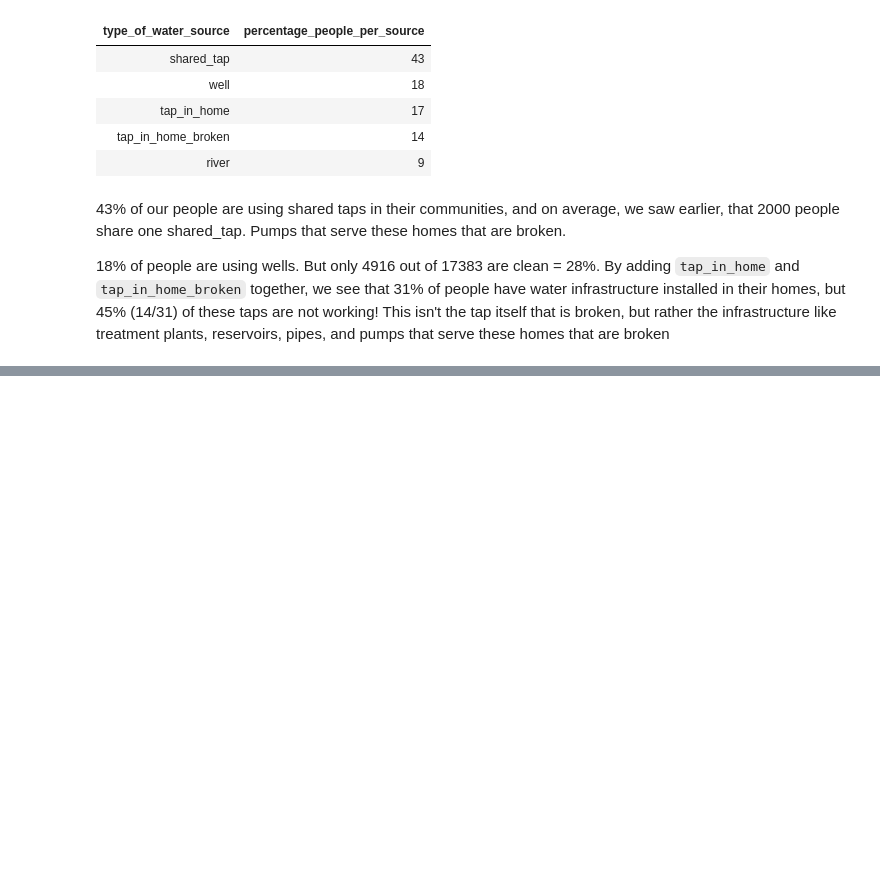
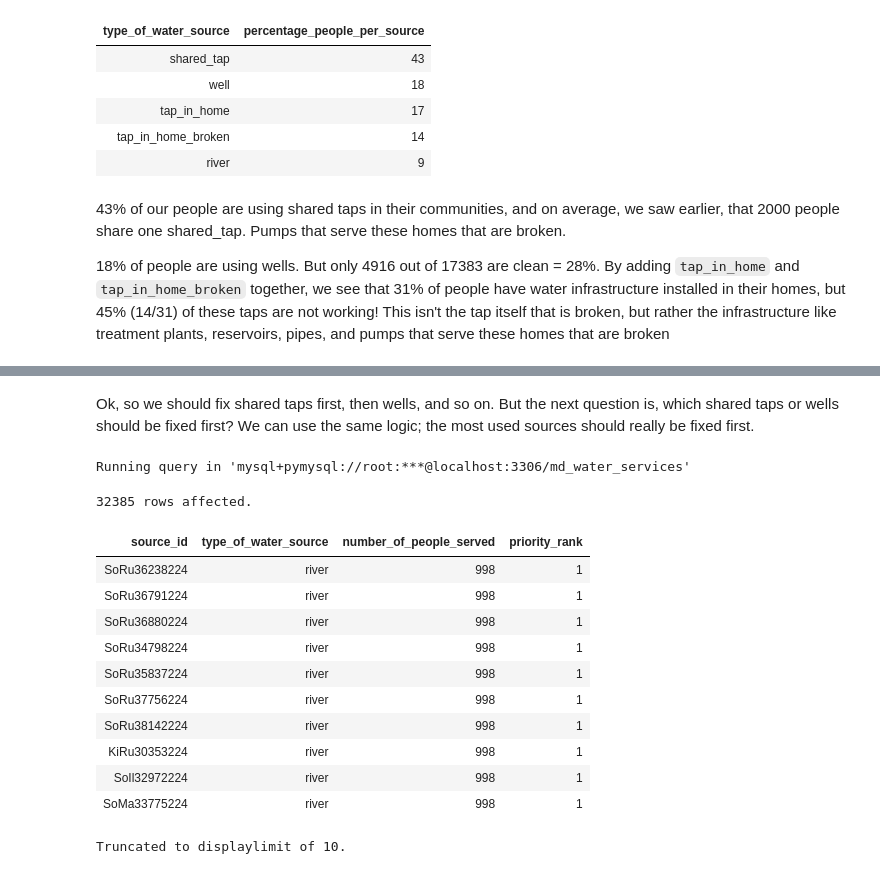
Before and after one commit to kelvinziroh/maji_ndogo, a Jupyter notebook: part_2/maji_ndogo_part2.ipynb, the cells around one changed output, grey strips where cells are left out. Drawn from its saved outputs; the diff is of its cells as text; code cells hidden in the pictures; blank space fills up the shorter version.

Commit message:
Rank the water sources based on population served

```diff
--- a/part_2/maji_ndogo_part2.ipynb
+++ b/part_2/maji_ndogo_part2.ipynb
@@ -405,0 +424,28 @@ Running query in 'mysql+pymysql://root:***@localhost:3306/md_water_services'
+# %% [markdown]
+Ok, so we should fix shared taps first, then wells, and so on. But the next question is, which shared taps or wells should be fixed first? We can use the same logic; the most used sources should really be fixed first.
+# %%
+%%sql
+# Rank the actual water sources based on the population served per source type
+SELECT
+    source_id,
+    type_of_water_source,
+    number_of_people_served,
+    RANK() OVER(PARTITION BY type_of_water_source ORDER BY number_of_people_served DESC) AS priority_rank
+    # DENSE_RANK() OVER(PARTITION BY type_of_water_source ORDER BY number_of_people_served DESC) AS priority_rank
+FROM md_water_services.water_source
+WHERE type_of_water_source != "tap_in_home";
+# %% [output]
+Running query in 'mysql+pymysql://root:***@localhost:3306/md_water_services'
+32385 rows affected.
+| source_id | type_of_water_source | number_of_people_served | priority_rank |
+| SoRu36238224 | river | 998 | 1 |
+| SoRu36791224 | river | 998 | 1 |
+| SoRu36880224 | river | 998 | 1 |
+| SoRu34798224 | river | 998 | 1 |
+| SoRu35837224 | river | 998 | 1 |
+| SoRu37756224 | river | 998 | 1 |
+| SoRu38142224 | river | 998 | 1 |
+| KiRu30353224 | river | 998 | 1 |
+| SoIl32972224 | river | 998 | 1 |
+| SoMa33775224 | river | 998 | 1 |
+Truncated to displaylimit of 10.
```
Also changed, not shown: parts of 7 cells of this notebook.
